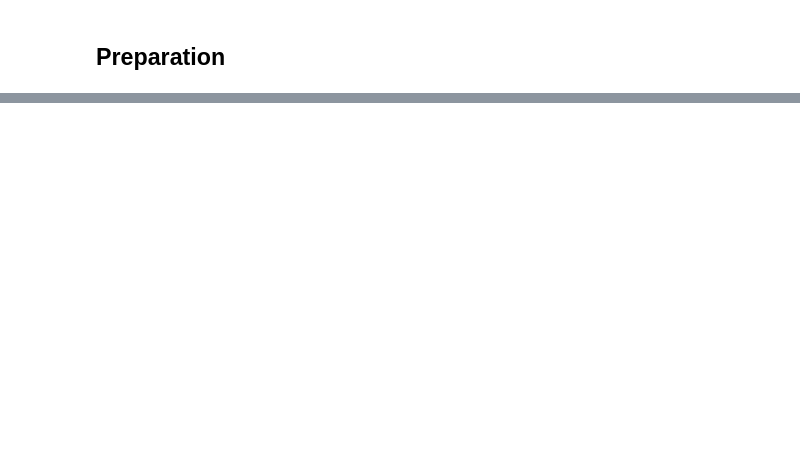
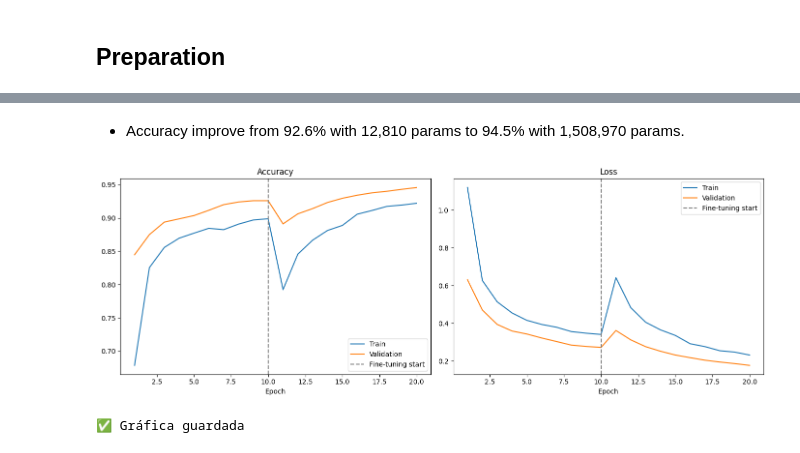
Before and after one commit to jpcampos04/2605_leaf_diseases_cv, a Jupyter notebook: 2605_leaf_diseases_cv.ipynb, the cells around one changed output, grey strips where cells are left out. Drawn from its saved outputs; the diff is of its cells as text; code cells hidden in the pictures; blank space fills up the shorter version.

```diff
--- a/2605_leaf_diseases_cv.ipynb
+++ b/2605_leaf_diseases_cv.ipynb
@@ -164,0 +338,12 @@
+# %%
+# Retrain model with more params
+history_ft = model.fit(
+    train_ds,
+    validation_data=val_ds,
+    epochs=10,
+    class_weight=class_weight_dict,
+    callbacks=[
+        keras.callbacks.EarlyStopping(patience=3, restore_best_weights=True),
+        keras.callbacks.ReduceLROnPlateau(factor=0.3, patience=2)
+    ]
+)
@@ -164,0 +371,34 @@
+# %% [markdown]
+- Accuracy improve from 92.6% with 12,810 params to 94.5% with 1,508,970 params.
+# %%
+fig, axes = plt.subplots(1, 2, figsize=(14, 5))
+
+# Plot results form both phases
+acc     = history.history["accuracy"]     + history_ft.history["accuracy"]
+val_acc = history.history["val_accuracy"] + history_ft.history["val_accuracy"]
+loss    = history.history["loss"]         + history_ft.history["loss"]
+val_loss= history.history["val_loss"]     + history_ft.history["val_loss"]
+
+epochs_total = range(1, len(acc) + 1)
+fine_tune_start = len(history.history["accuracy"])
+
+for ax, train_m, val_m, title in zip(
+    axes,
+    [acc, loss],
+    [val_acc, val_loss],
+    ["Accuracy", "Loss"]
+):
+    ax.plot(epochs_total, train_m, label="Train")
+    ax.plot(epochs_total, val_m, label="Validation")
+    ax.axvline(fine_tune_start, color="gray", linestyle="--", label="Fine-tuning start")
+    ax.set_title(title)
+    ax.set_xlabel("Epoch")
+    ax.legend()
+
+plt.tight_layout()
+plt.savefig("/content/data/training_curves.png", dpi=150)
+plt.show()
+print("Graph saved")
+# %% [output]
+[figure, added]
+✅ Gráfica guardada
```
Also changed, not shown: parts of 46 cells of this notebook.
